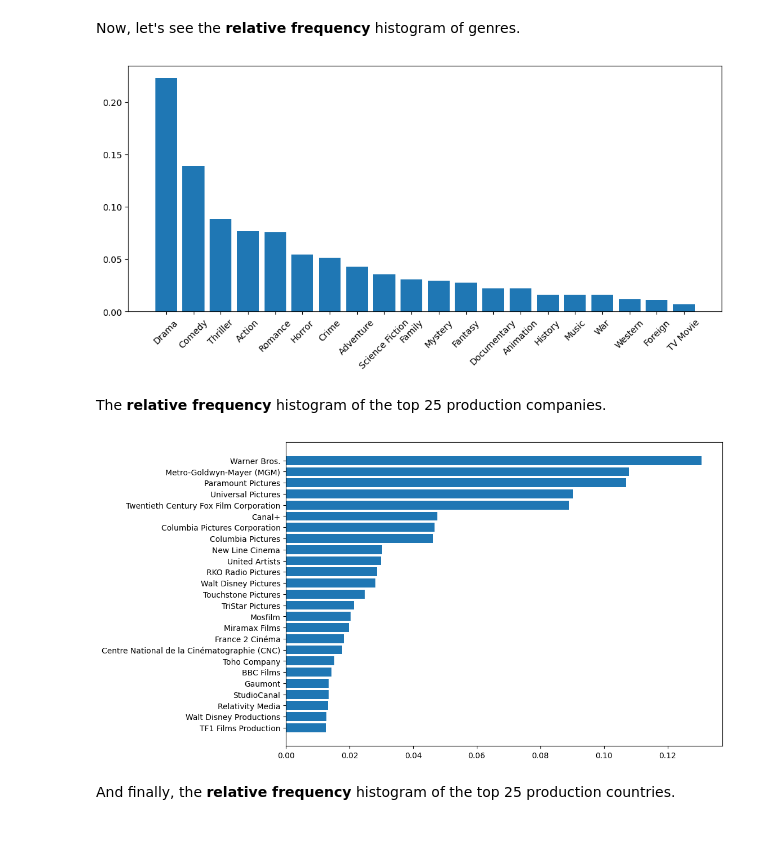
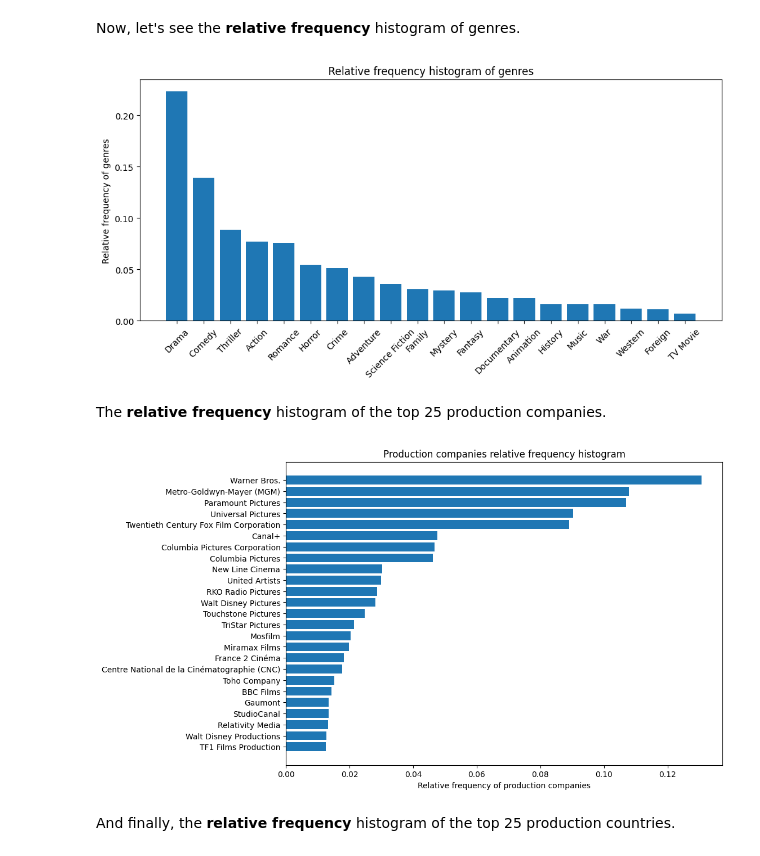
Before and after one commit to kevinkliimask/ids2022, a Jupyter notebook: Final_notebook_demo.ipynb, the cells around one changed output. Saved outputs shown, nothing was run; the diff lists cells and outputs as text; code cells hidden in the pictures.

```diff
--- a/Final_notebook_demo.ipynb
+++ b/Final_notebook_demo.ipynb
@@ -173,25 +181,29 @@ for freq in genres_dict.values():
 plt.figure(figsize=(12, 5))
 plt.bar(range(len(genres_dict)), [freq / total_number for freq in genres_dict.values()], align='center')
 plt.xticks(range(len(genres_dict)), list(genres_dict.keys()), rotation=45)
+plt.ylabel('Relative frequency of genres')
+plt.title('Relative frequency histogram of genres')
 
 plt.show()
 # %% [output]
-[figure, old version]
+[figure, new version]
 # %% [markdown]
 The **relative frequency** histogram of the top 25 production companies.
 # %%
 companies_dict = dict(sorted(companies_dict.items(), key=lambda x: x[1], reverse=True)[:25])
 total_number = 0
 for freq in companies_dict.values():
     total_number += freq
 
 plt.figure(figsize=(10, 7))
 plt.barh(list(companies_dict.keys()), [freq / total_number for freq in companies_dict.values()], align='center', orientation='horizontal')
 plt.gca().invert_yaxis()
+plt.xlabel('Relative frequency of production companies')
+plt.title('Production companies relative frequency histogram')
 
 plt.show()
 # %% [output]
-[figure, old version]
+[figure, new version]
 # %% [markdown]
 And finally, the **relative frequency** histogram of the top 25 production countries.
 # %%
```
Also changed, not shown: parts of 8 cells of this notebook.
